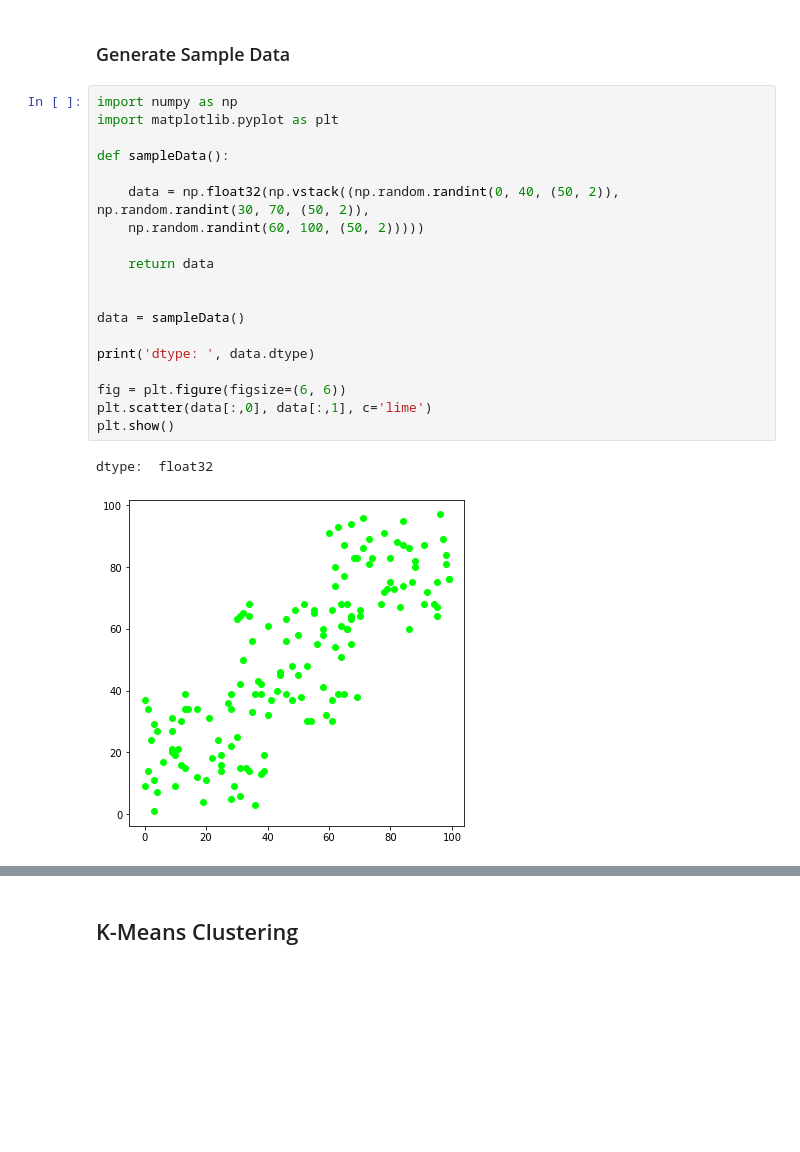
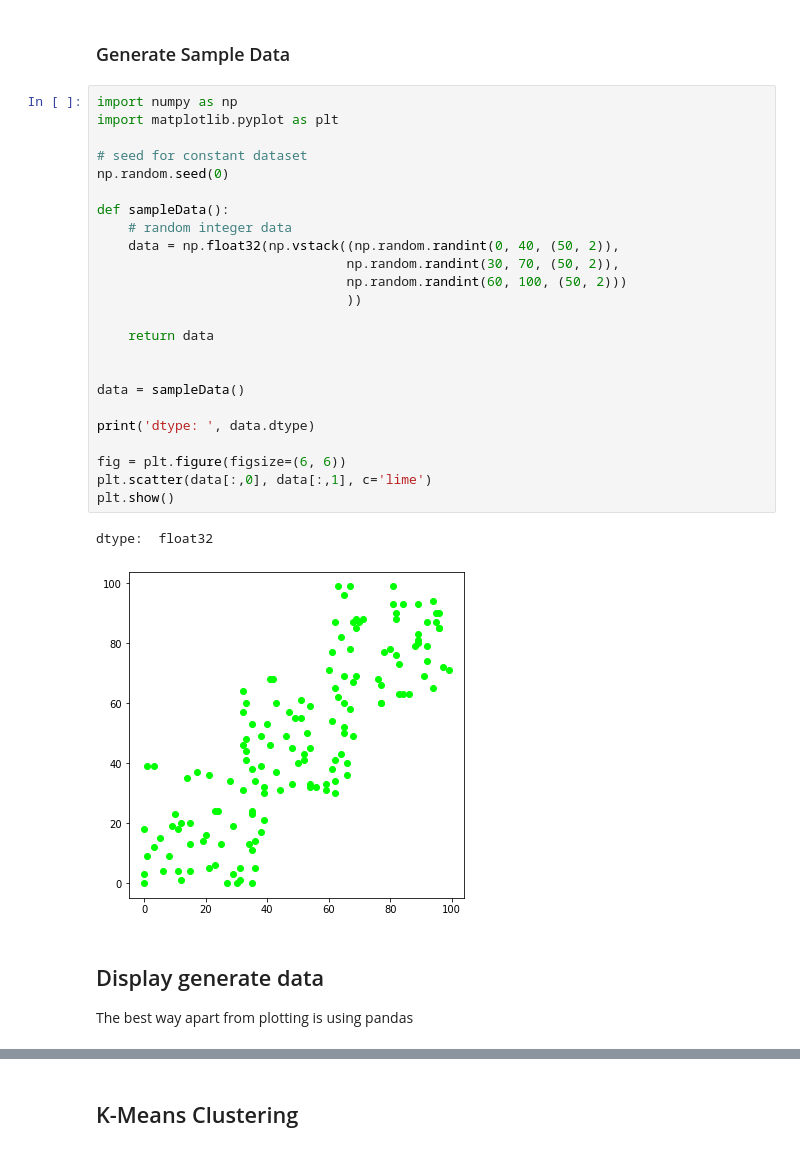
Before and after one commit to goke-ai/cv, a Jupyter notebook: essential/16.ipynb, the cells around one changed output, grey strips where cells are left out. Drawn from its saved outputs; the diff is of its cells as text; blank space fills up the shorter version.

```diff
--- a/essential/16.ipynb
+++ b/essential/16.ipynb
@@ -25,22 +25,31 @@
 # %%
 import numpy as np
 import matplotlib.pyplot as plt
 
+# seed for constant dataset
+np.random.seed(0)
+
 def sampleData():
-
-    data = np.float32(np.vstack((np.random.randint(0, 40, (50, 2)), np.random.randint(30, 70, (50, 2)),
-    np.random.randint(60, 100, (50, 2)))))
+    # random integer data
+    data = np.float32(np.vstack((np.random.randint(0, 40, (50, 2)),
+                                np.random.randint(30, 70, (50, 2)),
+                                np.random.randint(60, 100, (50, 2)))
+                                ))
 
     return data
 
 
 data = sampleData()
 
 print('dtype: ', data.dtype)
 
 fig = plt.figure(figsize=(6, 6))
 plt.scatter(data[:,0], data[:,1], c='lime')
 plt.show()
 # %% [output]
 dtype:  float32
-[figure, old version]
+[figure, new version]
+# %% [markdown]
+## Display generate data
+
+The best way apart from plotting is using pandas
```
Also changed, not shown: parts of 17 cells of this notebook, 2 other files.
